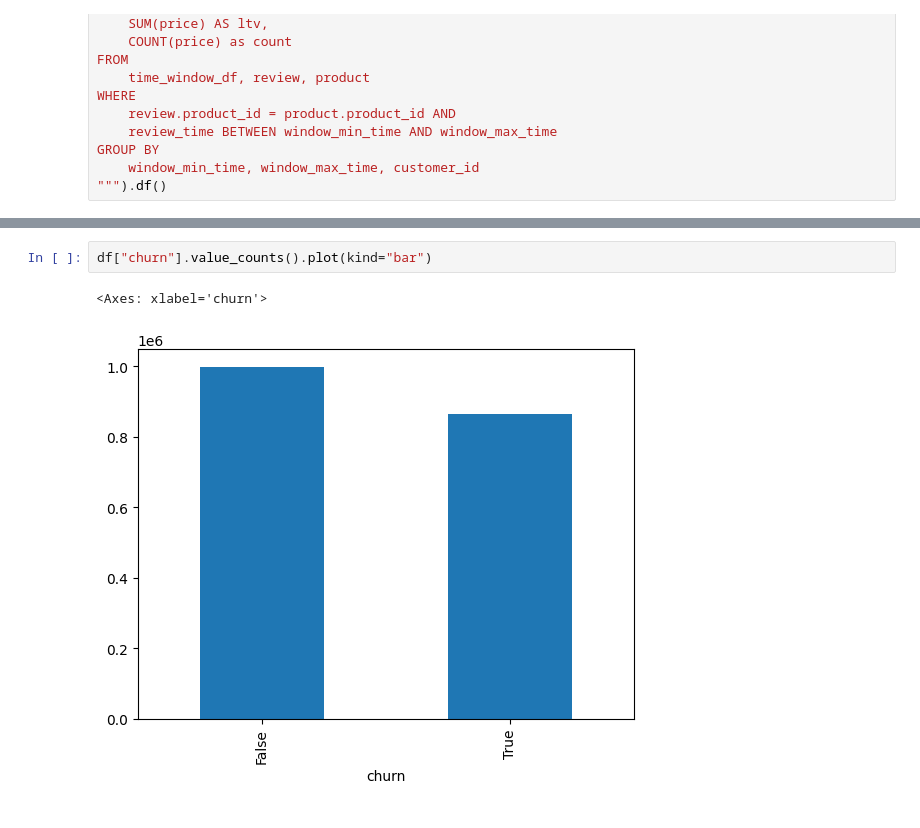
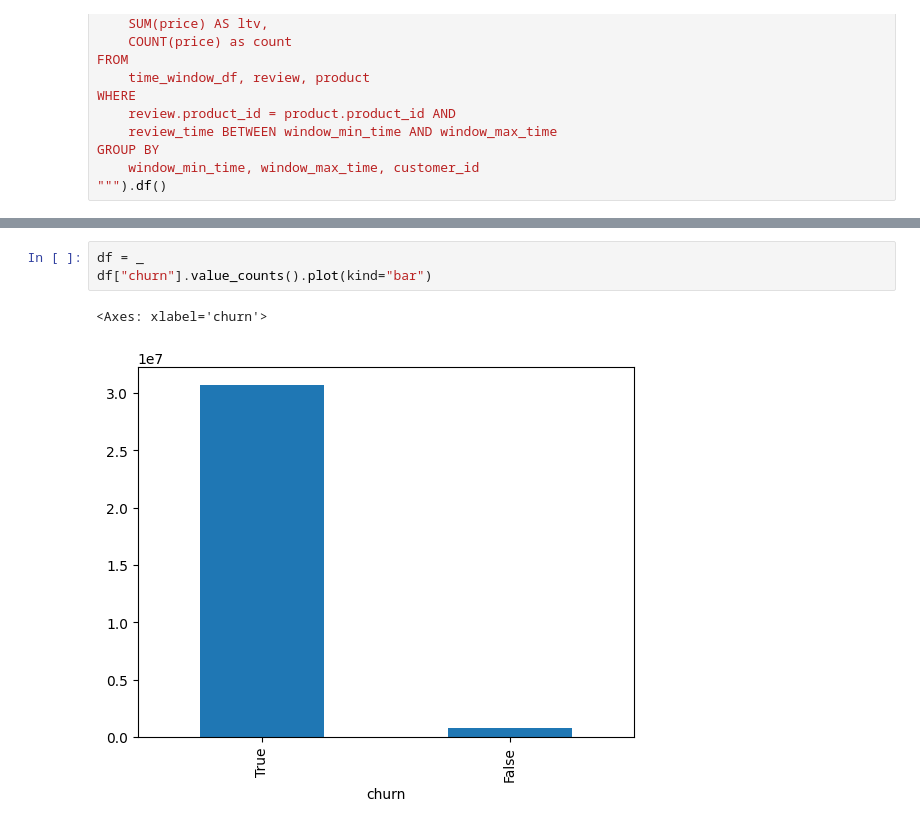
Before and after one commit to snap-stanford/relbench, a Jupyter notebook: examples/product/churn.ipynb, the cells around one changed output, grey strips where cells are left out. Saved outputs shown, nothing was run; the diff lists cells and outputs as text.

```diff
--- a/examples/product/churn.ipynb
+++ b/examples/product/churn.ipynb
@@ -225,5 +207,6 @@ df = duckdb.sql(
 # %%
+df = _
 df["churn"].value_counts().plot(kind="bar")
 # %% [output]
 <Axes: xlabel='churn'>
-[figure, old version]
+[figure, new version]
```
Also changed, not shown: parts of 17 cells of this notebook, 1 other file.
